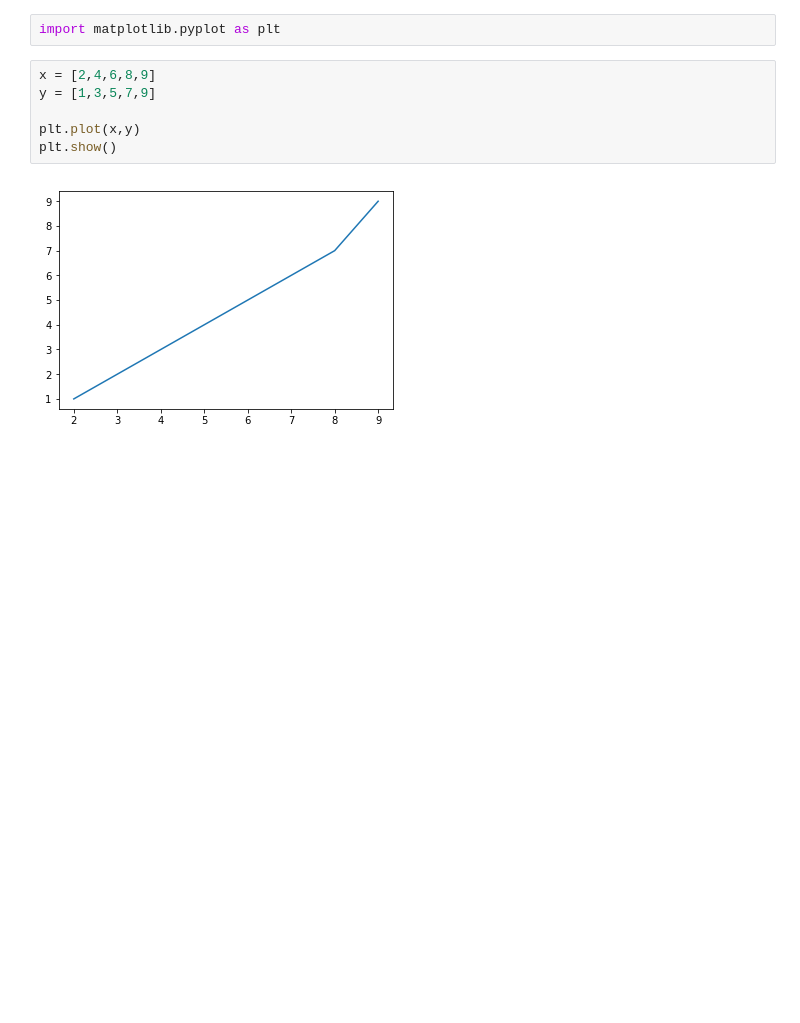
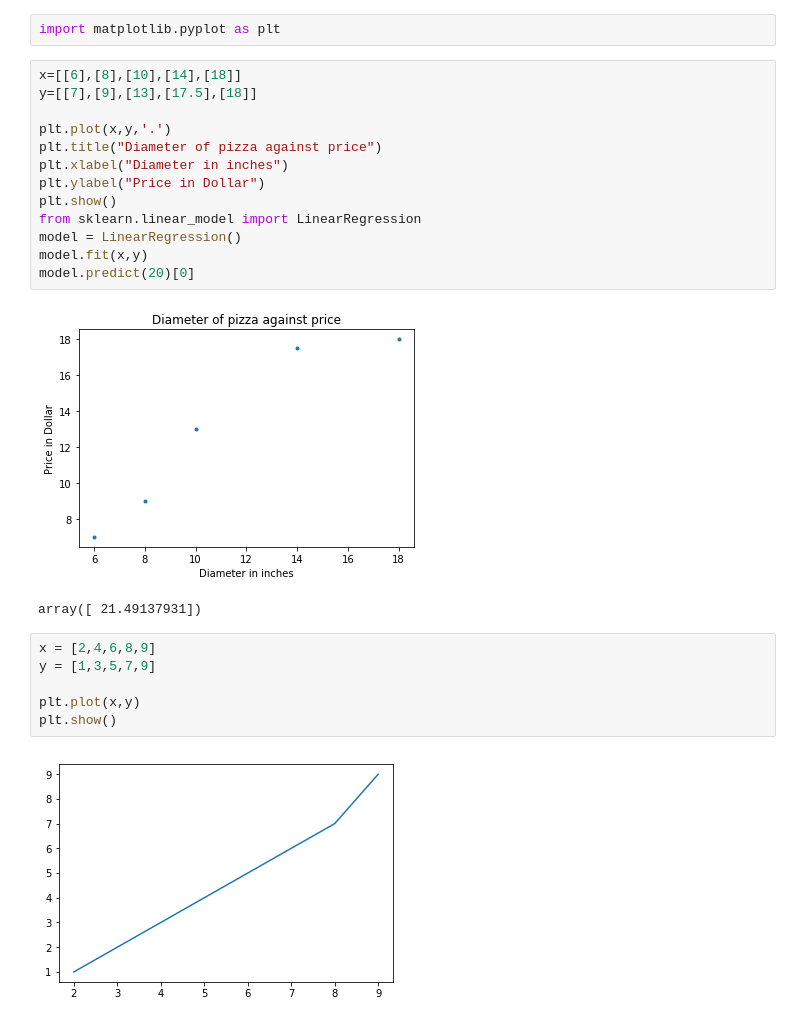
Before and after one commit to pywaker/pysessions, a Jupyter notebook: Python/Beginner/matplotlib_basics.ipynb, the cells around one changed output. Drawn from its saved outputs; the diff is of its cells as text; blank space fills up the shorter version.

Commit message:
Data Prediction March 5 2017

```diff
--- a/Python/Beginner/matplotlib_basics.ipynb
+++ b/Python/Beginner/matplotlib_basics.ipynb
@@ -1,5 +1,21 @@
 # %%
 import matplotlib.pyplot as plt
+# %%
+x=[[6],[8],[10],[14],[18]]
+y=[[7],[9],[13],[17.5],[18]]
+
+plt.plot(x,y,'.')
+plt.title("Diameter of pizza against price")
+plt.xlabel("Diameter in inches")
+plt.ylabel("Price in Dollar")
+plt.show()
+from sklearn.linear_model import LinearRegression
+model = LinearRegression()
+model.fit(x,y)
+model.predict(20)[0]
+# %% [output]
+[figure, added]
+array([ 21.49137931])
 # %%
 x = [2,4,6,8,9]
 y = [1,3,5,7,9]
```
Also changed, not shown: 1 other file.
